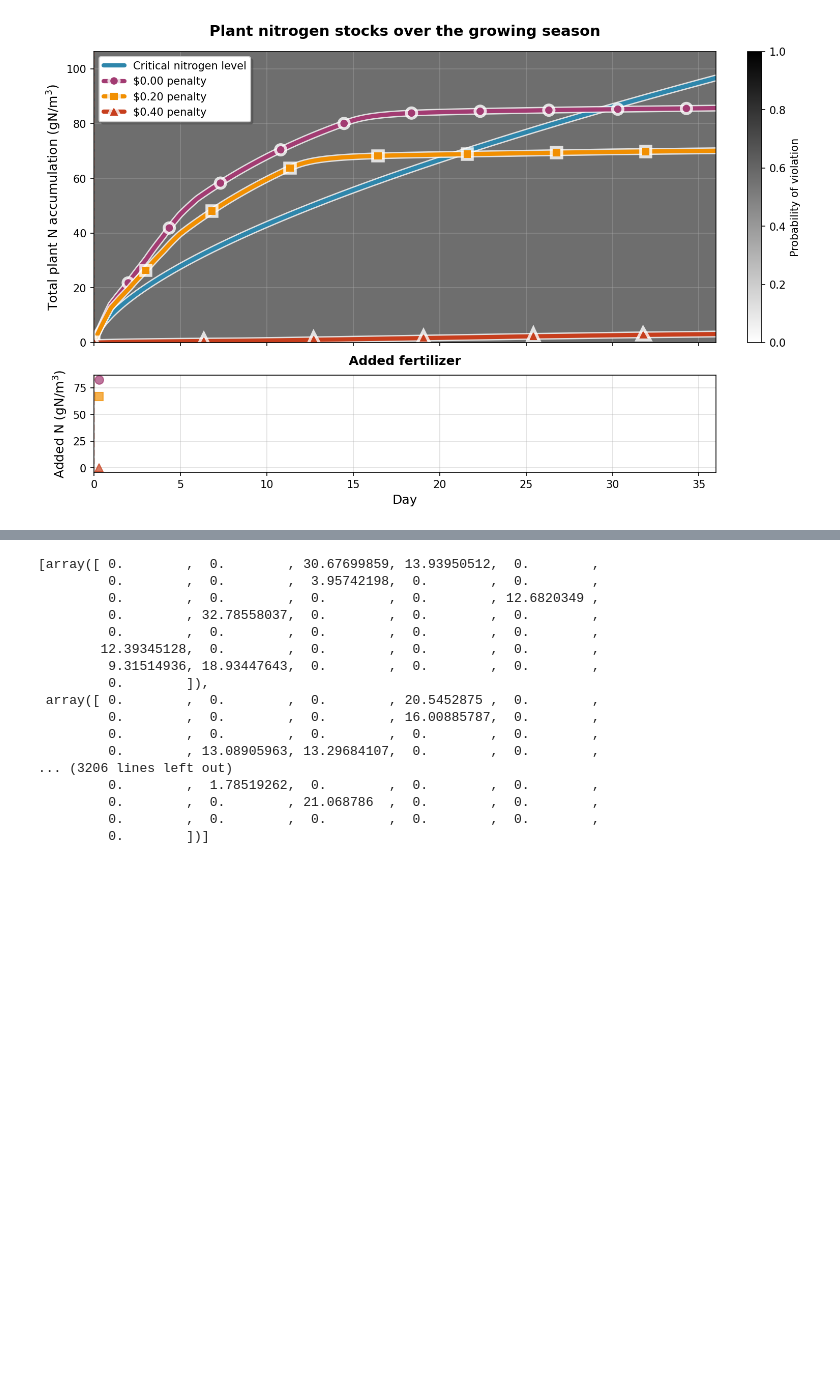
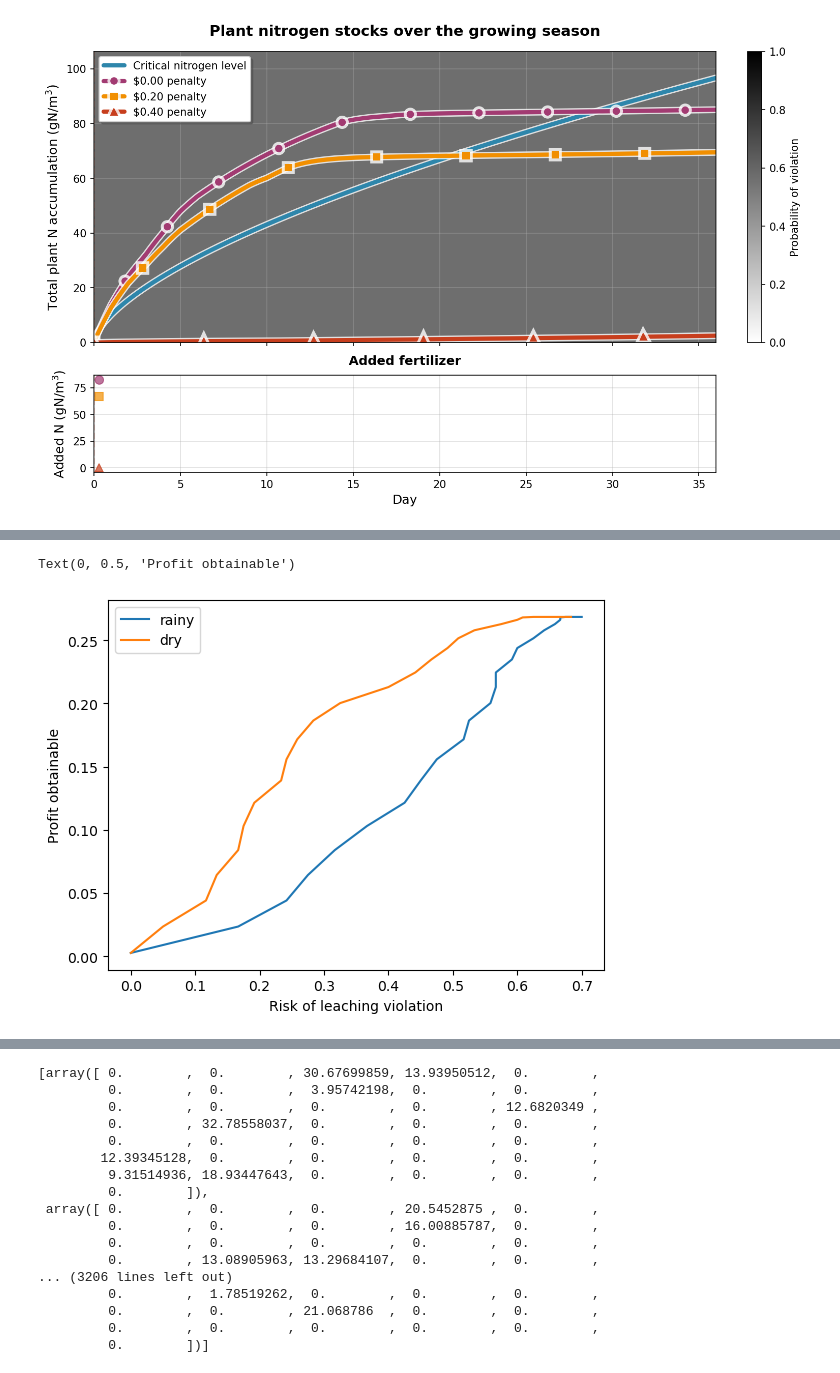
Before and after one commit to ryegleason/Optimal-Crop-Control, a Jupyter notebook: publication_rollouts.ipynb, the cells around one changed output, grey strips where cells are left out. Drawn from its saved outputs; the diff is of its cells as text; code cells hidden in the pictures; blank space fills up the shorter version.

```diff
--- a/publication_rollouts.ipynb
+++ b/publication_rollouts.ipynb
@@ -250,6 +265,7 @@ def run_controller(control_period_days: int, num_control_periods: int,
 
     return RolloutResult(total_nitrogen_deficit_cost, total_ammonium_nitrogen_g_per_m3, total_nitrate_nitrogen_g_per_m3, total_plant_passive_uptake_of_ammonium_gN_per_m3_per_day, total_plant_passive_uptake_of_nitrate_gN_per_m3_per_day, total_plant_active_uptake_of_ammonium_gN_per_m3_per_day, total_plant_active_uptake_of_nitrate_gN_per_m3_per_day, ammonium_adds, nitrate_adds, soil_moisture, transpiration_rate_mm_per_day, leakage_rate_mm_per_day, total_ammonium_leaching_gN_per_m3_per_day, total_nitrate_leaching_gN_per_m3_per_day, total_plant_accumulated_N_gN_per_m3, leaching_violated_yet == 1 , leaching_limit_violated_per_step, forecasts)
 # %%
-test_rainfall = generate_rain(CONTROL_TIMESTEP_DAYS * NUM_CONTROL_STEPS)
+rollout_rainfalls_chosen_idx = 317
+test_rainfall = rollout_rainfalls[rollout_rainfalls_chosen_idx]
 print(test_rainfall)
 # %% [output]
@@ -376,0 +436,9 @@ except FileNotFoundError:
+# %%
+plt.plot(rainy_risk, revenue_series, label="rainy")
+plt.plot(dry_risk, revenue_series, label="dry")
+plt.legend()
+plt.xlabel("Risk of leaching violation")
+plt.ylabel("Profit obtainable")
+# %% [output]
+Text(0, 0.5, 'Profit obtainable')
+[figure, added]
```
Also changed, not shown: parts of 29 cells of this notebook, 1 other file.
